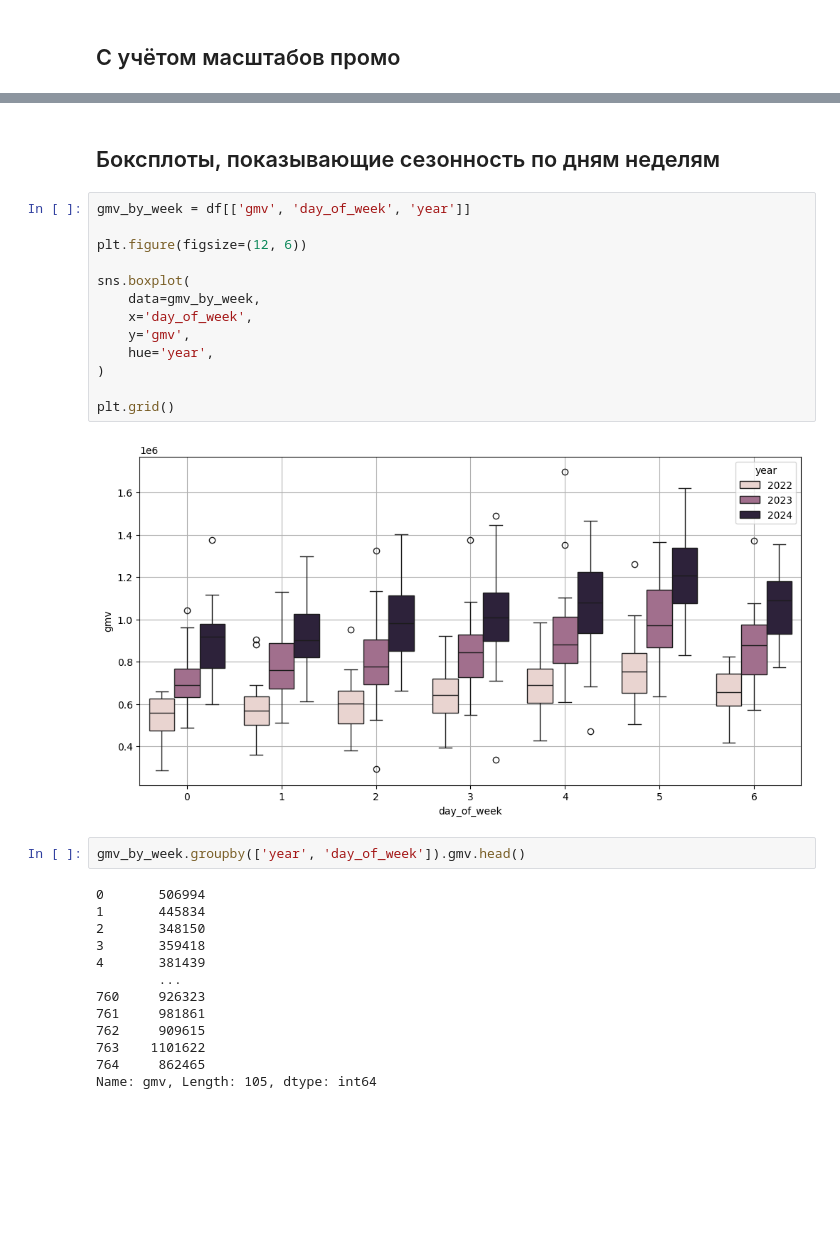
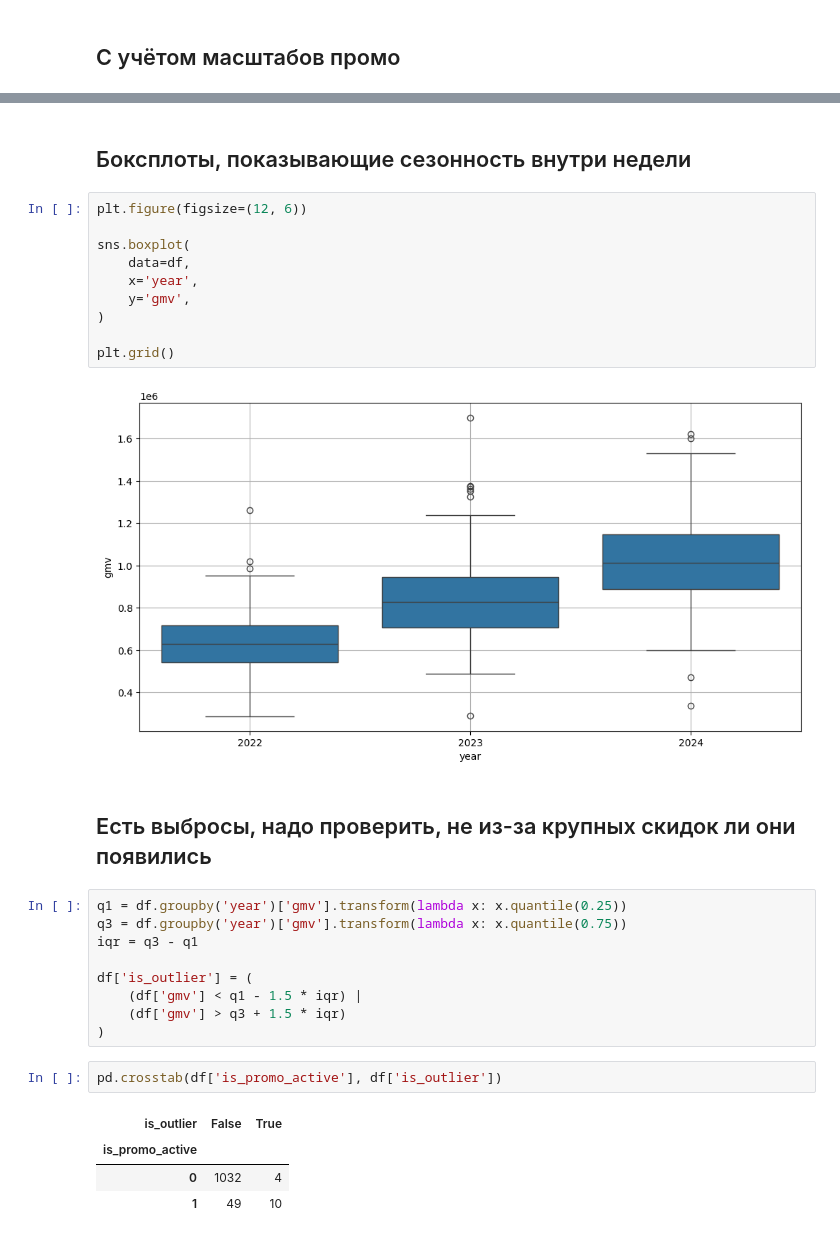
Before and after one commit to Sordid-Slug/test_ozon, a Jupyter notebook: model/forecast.ipynb, the cells around one changed output, grey strips where cells are left out. Drawn from its saved outputs; the diff is of its cells as text; blank space fills up the shorter version.

Commit message:
outliers are cleared

```diff
--- a/model/forecast.ipynb
+++ b/model/forecast.ipynb
@@ -162,34 +156,34 @@ plt.show()
 # %% [output]
 [figure]
 # %% [markdown]
-## Боксплоты, показывающие сезонность по дням неделям
+## Боксплоты, показывающие сезонность внутри недели
 # %%
-gmv_by_week = df[['gmv', 'day_of_week', 'year']]
-
 plt.figure(figsize=(12, 6))
 
 sns.boxplot(
-    data=gmv_by_week,
-    x='day_of_week',
+    data=df,
+    x='year',
     y='gmv',
-    hue='year',
 )
 
 plt.grid()
 # %% [output]
-[figure, old version]
+[figure, new version]
+# %% [markdown]
+## Есть выбросы, надо проверить, не из-за крупных скидок ли они появились
 # %%
-gmv_by_week.groupby(['year', 'day_of_week']).gmv.head()
+q1 = df.groupby('year')['gmv'].transform(lambda x: x.quantile(0.25))
+q3 = df.groupby('year')['gmv'].transform(lambda x: x.quantile(0.75))
+iqr = q3 - q1
+
+df['is_outlier'] = (
+    (df['gmv'] < q1 - 1.5 * iqr) |
+    (df['gmv'] > q3 + 1.5 * iqr)
+)
-# %% [output]
-0       506994
-1       445834
-2       348150
-3       359418
-4       381439
-        ...
-760     926323
-761     981861
-762     909615
-763    1101622
-764     862465
-Name: gmv, Length: 105, dtype: int64
+# %%
+pd.crosstab(df['is_promo_active'], df['is_outlier'])
+# %% [output]
+| is_outlier | False | True |
+| is_promo_active |  |  |
+| 0 | 1032 | 4 |
+| 1 | 49 | 10 |
```
Also changed, not shown: parts of 19 cells of this notebook.
